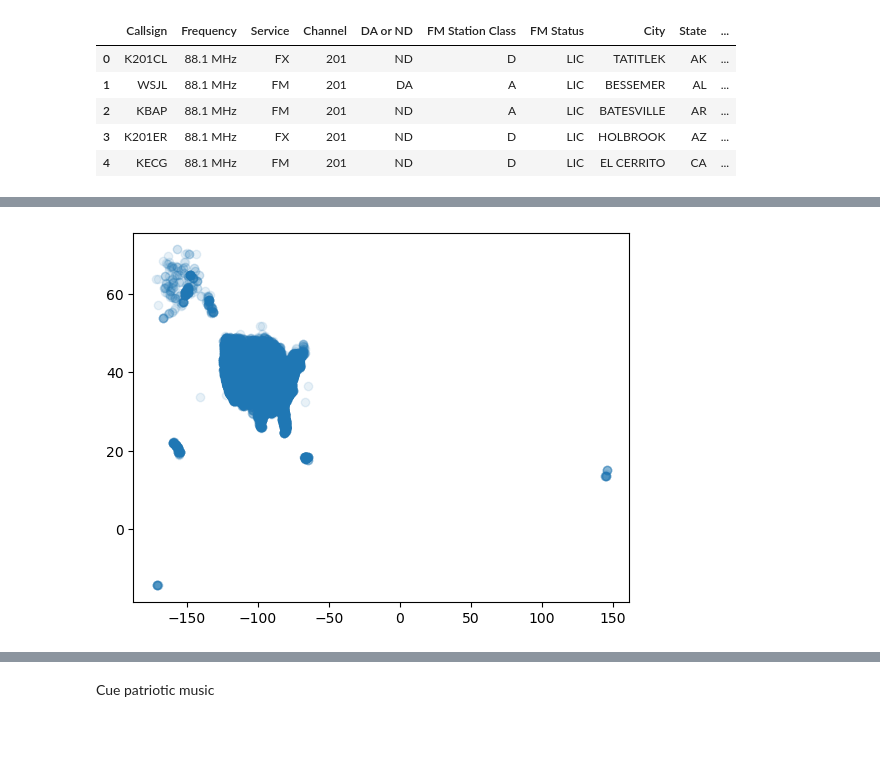
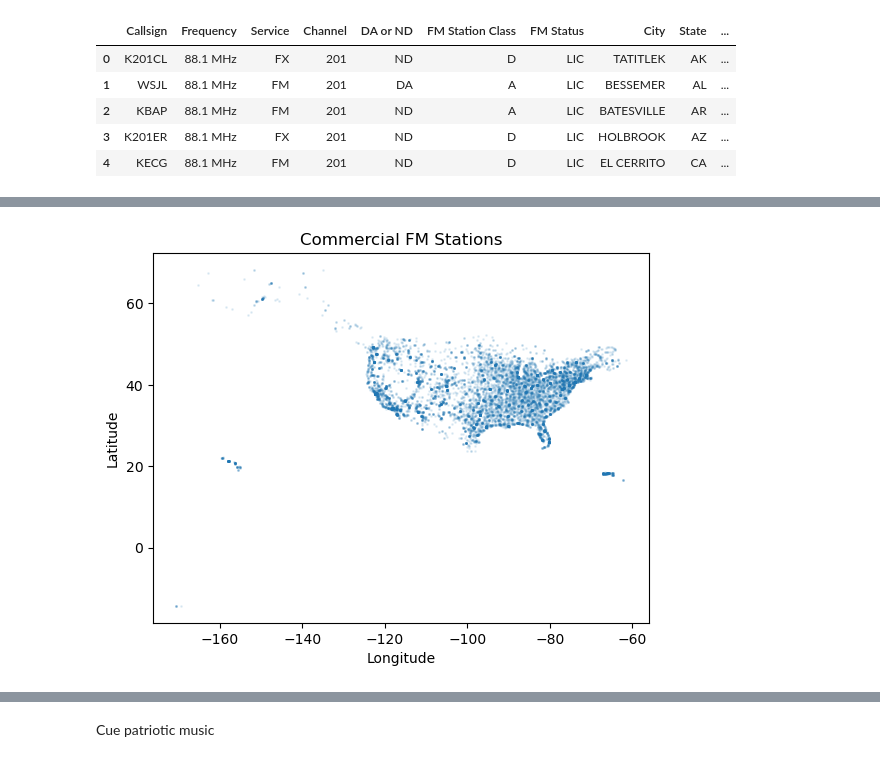
Before and after one commit to seanhulseman/FM-Broadcast-Landscape, a Jupyter notebook: code/radio_landscape_1.ipynb, the cells around one changed output, grey strips where cells are left out. Drawn from its saved outputs; the diff is of its cells as text; code cells hidden in the pictures; blank space fills up the shorter version.

```diff
--- a/code/radio_landscape_1.ipynb
+++ b/code/radio_landscape_1.ipynb
@@ -220,11 +172,3 @@ commercial['Degrees Latitude'].value_counts()
 -        1
 52       1
 Name: Degrees Latitude, dtype: int64
-# %%
-# Brute force them to be numeric
-commercial['Degrees Latitude'] = pd.to_numeric(commercial['Degrees Latitude'], errors='coerce')
-commercial['Minutes Latitude'] = pd.to_numeric(commercial['Minutes Latitude'], errors='coerce')
-commercial['Seconds Latitude'] = pd.to_numeric(commercial['Seconds Latitude'], errors='coerce')
-commercial['Degrees Longitude'] = pd.to_numeric(commercial['Degrees Longitude'], errors='coerce')
-commercial['Minutes Longitude'] = pd.to_numeric(commercial['Minutes Longitude'], errors='coerce')
-commercial['Seconds Longitude'] = pd.to_numeric(commercial['Seconds Longitude'], errors='coerce')
@@ -315,4 +251,9 @@ plt.scatter(commercial['lon_decimal'], commercial['lat_decimal'], alpha=0.1);
-# %%
-plt.scatter(edu['lon_decimal'], edu['lat_decimal'], alpha=0.1);
-# %% [output]
-[figure, removed]
+# %%
+# plot only the latitudes > 0 and longitudes < -30
+plt.scatter(commercial[commercial['lon_decimal'] < -30]['lon_decimal'], commercial[commercial['lon_decimal'] < -30 ]['lat_decimal'], alpha=0.1, s=1)
+plt.title('Commercial FM Stations')
+plt.xlabel('Longitude')
+plt.ylabel('Latitude')
+plt.savefig('../images/commercial_fm_stations.png', dpi=300, bbox_inches='tight');
+# %% [output]
+[figure, added]
```
Also changed, not shown: parts of 27 cells of this notebook, 3 other files.
